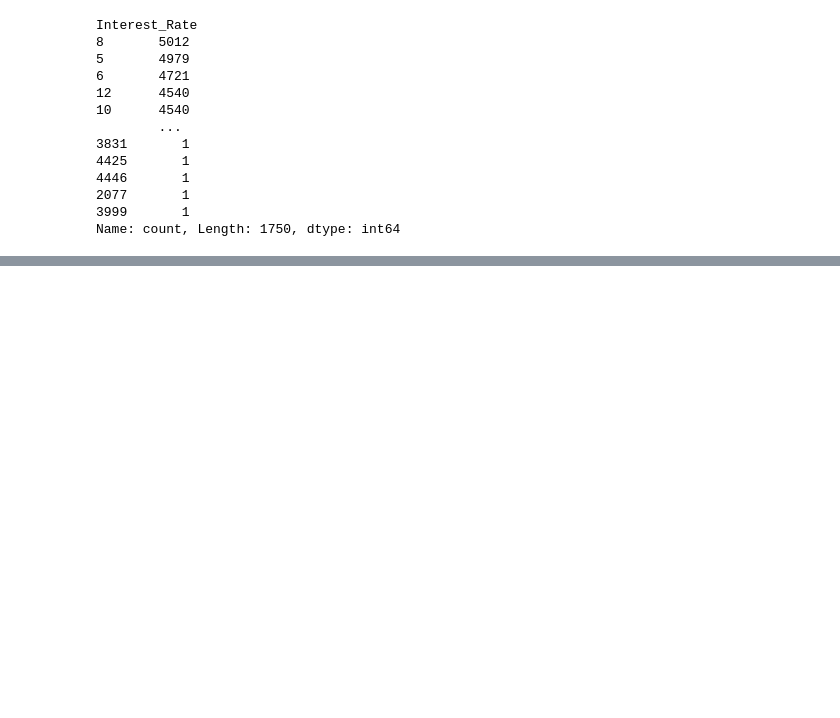
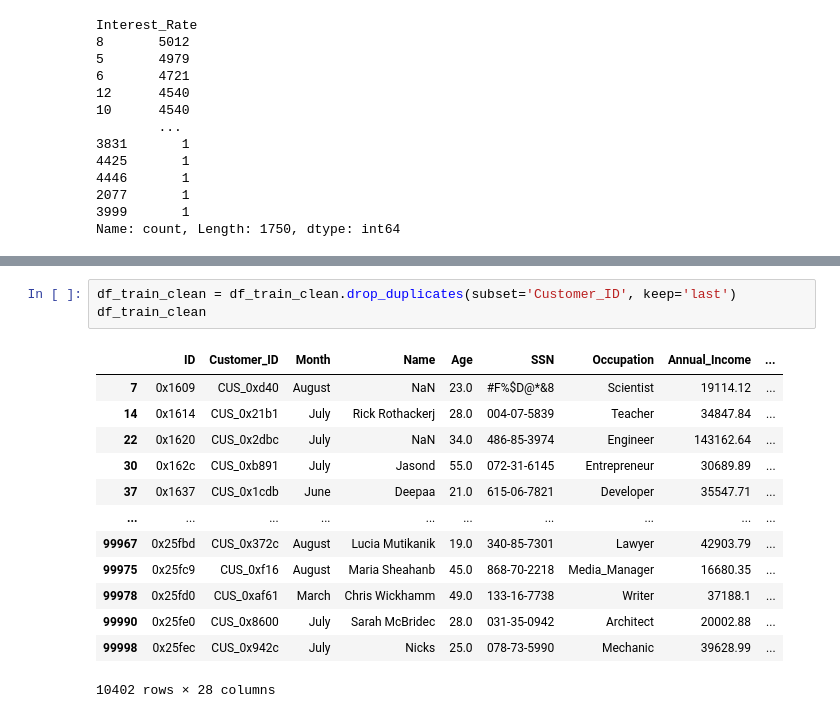
Before and after one commit to Karimme-T/Modelo-de-Puntuacion-Crediticia, a Jupyter notebook: Modelo_1.ipynb, the cells around one changed output, grey strips where cells are left out. Drawn from its saved outputs; the diff is of its cells as text; blank space fills up the shorter version.

```diff
--- a/Modelo_1.ipynb
+++ b/Modelo_1.ipynb
@@ -132,0 +185,17 @@ Name: count, Length: 1750, dtype: int64
+# %%
+df_train_clean = df_train_clean.drop_duplicates(subset='Customer_ID', keep='last')
+df_train_clean
+# %% [output]
+|  | ID | Customer_ID | Month | Name | Age | SSN | Occupation | Annual_Income | ... |
+| 7 | 0x1609 | CUS_0xd40 | August | NaN | 23.0 | #F%$D@*&8 | Scientist | 19114.12 | ... |
+| 14 | 0x1614 | CUS_0x21b1 | July | Rick Rothackerj | 28.0 | 004-07-5839 | Teacher | 34847.84 | ... |
+| 22 | 0x1620 | CUS_0x2dbc | July | NaN | 34.0 | 486-85-3974 | Engineer | 143162.64 | ... |
+| 30 | 0x162c | CUS_0xb891 | July | Jasond | 55.0 | 072-31-6145 | Entrepreneur | 30689.89 | ... |
+| 37 | 0x1637 | CUS_0x1cdb | June | Deepaa | 21.0 | 615-06-7821 | Developer | 35547.71 | ... |
+| ... | ... | ... | ... | ... | ... | ... | ... | ... | ... |
+| 99967 | 0x25fbd | CUS_0x372c | August | Lucia Mutikanik | 19.0 | 340-85-7301 | Lawyer | 42903.79 | ... |
+| 99975 | 0x25fc9 | CUS_0xf16 | August | Maria Sheahanb | 45.0 | 868-70-2218 | Media_Manager | 16680.35 | ... |
+| 99978 | 0x25fd0 | CUS_0xaf61 | March | Chris Wickhamm | 49.0 | 133-16-7738 | Writer | 37188.1 | ... |
+| 99990 | 0x25fe0 | CUS_0x8600 | July | Sarah McBridec | 28.0 | 031-35-0942 | Architect | 20002.88 | ... |
+| 99998 | 0x25fec | CUS_0x942c | July | Nicks | 25.0 | 078-73-5990 | Mechanic | 39628.99 | ... |
+10402 rows × 28 columns
```
Also changed, not shown: parts of 3 cells of this notebook.
